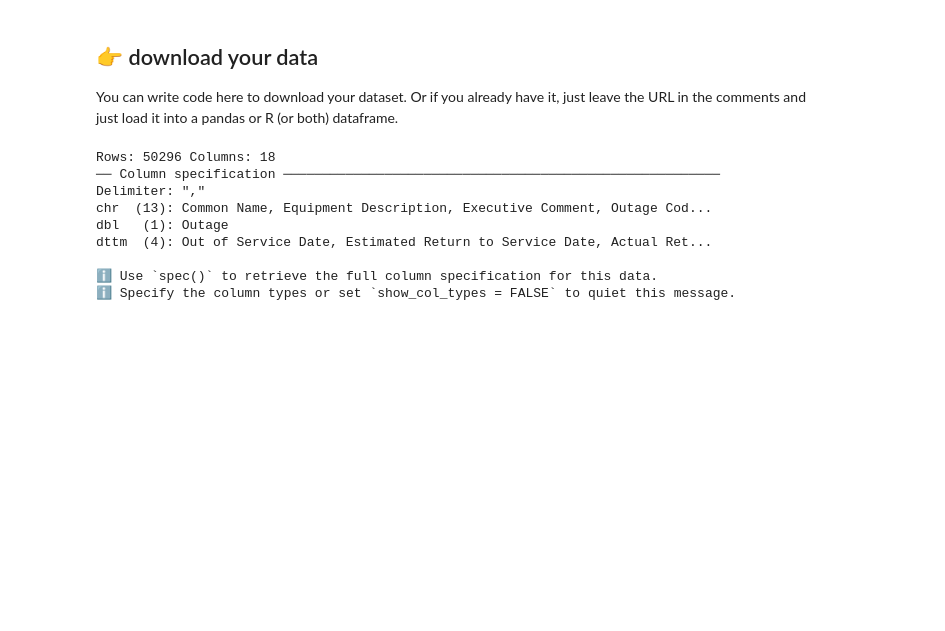
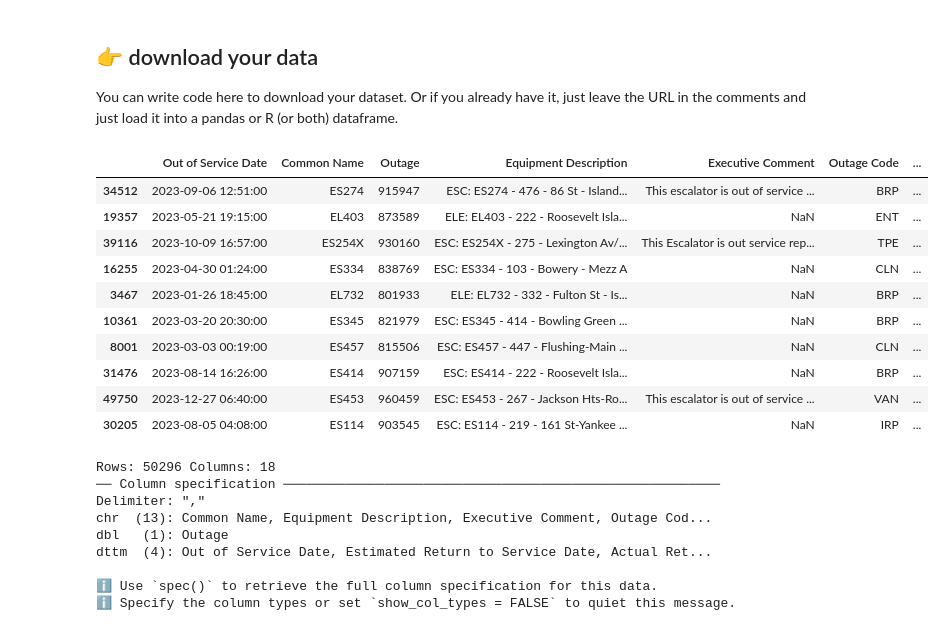
Before and after one commit to data4news-students/connect-to-census-sabinahung, a Jupyter notebook: connect-to-census.ipynb, the cells around one changed output. Saved outputs shown, nothing was run; the diff lists cells and outputs as text; code cells hidden in the pictures; blank space fills up the shorter version.

```diff
--- a/connect-to-census.ipynb
+++ b/connect-to-census.ipynb
@@ -51,5 +51,22 @@ Loading required package: tidyverse
 ## 👉 download your data
 
 You can write code here to download your dataset. Or if you already have it, just leave the URL in the comments and just load it into a pandas or R (or both) dataframe.
+# %%
+df = pd.read_excel('raw_data/2023.xlsx')
+df.to_csv('raw_data/2023.csv', index=False)
+pd.set_option('display.max_colwidth', None)
+df.sample(10)
+# %% [output]
+|  | Out of Service Date | Common Name | Outage | Equipment Description | Executive Comment | Outage Code | ... |
+| 34512 | 2023-09-06 12:51:00 | ES274 | 915947 | ESC: ES274 - 476 - 86 St - Island... | This escalator is out of service ... | BRP | ... |
+| 19357 | 2023-05-21 19:15:00 | EL403 | 873589 | ELE: EL403 - 222 - Roosevelt Isla... | NaN | ENT | ... |
+| 39116 | 2023-10-09 16:57:00 | ES254X | 930160 | ESC: ES254X - 275 - Lexington Av/... | This Escalator is out service rep... | TPE | ... |
+| 16255 | 2023-04-30 01:24:00 | ES334 | 838769 | ESC: ES334 - 103 - Bowery - Mezz A | NaN | CLN | ... |
+| 3467 | 2023-01-26 18:45:00 | EL732 | 801933 | ELE: EL732 - 332 - Fulton St - Is... | NaN | BRP | ... |
+| 10361 | 2023-03-20 20:30:00 | ES345 | 821979 | ESC: ES345 - 414 - Bowling Green ... | NaN | BRP | ... |
+| 8001 | 2023-03-03 00:19:00 | ES457 | 815506 | ESC: ES457 - 447 - Flushing-Main ... | NaN | CLN | ... |
+| 31476 | 2023-08-14 16:26:00 | ES414 | 907159 | ESC: ES414 - 222 - Roosevelt Isla... | NaN | BRP | ... |
+| 49750 | 2023-12-27 06:40:00 | ES453 | 960459 | ESC: ES453 - 267 - Jackson Hts-Ro... | This escalator is out of service ... | VAN | ... |
+| 30205 | 2023-08-05 04:08:00 | ES114 | 903545 | ESC: ES114 - 219 - 161 St-Yankee ... | NaN | IRP | ... |
 # %%
 %%R
```
Also changed, not shown: parts of 8 cells of this notebook.
